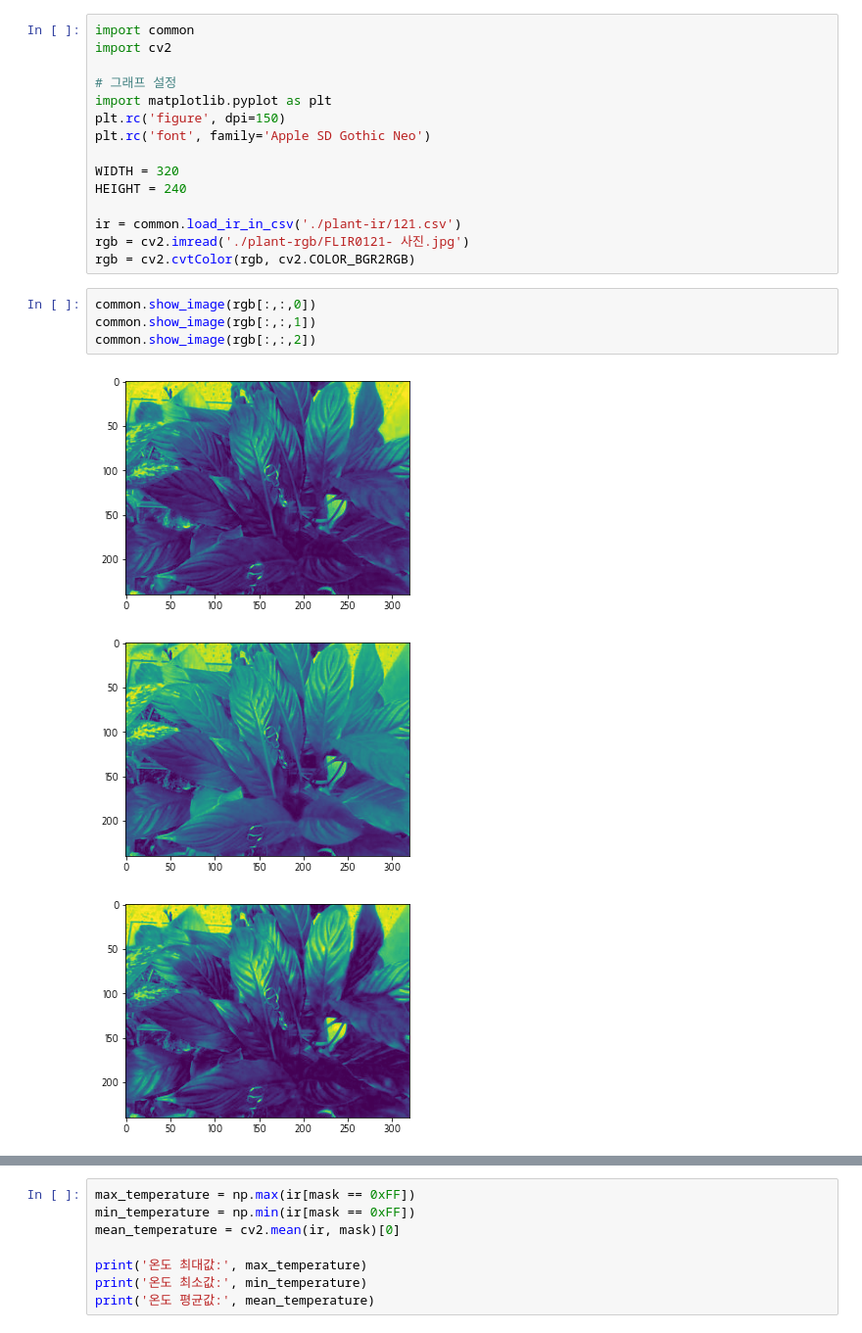
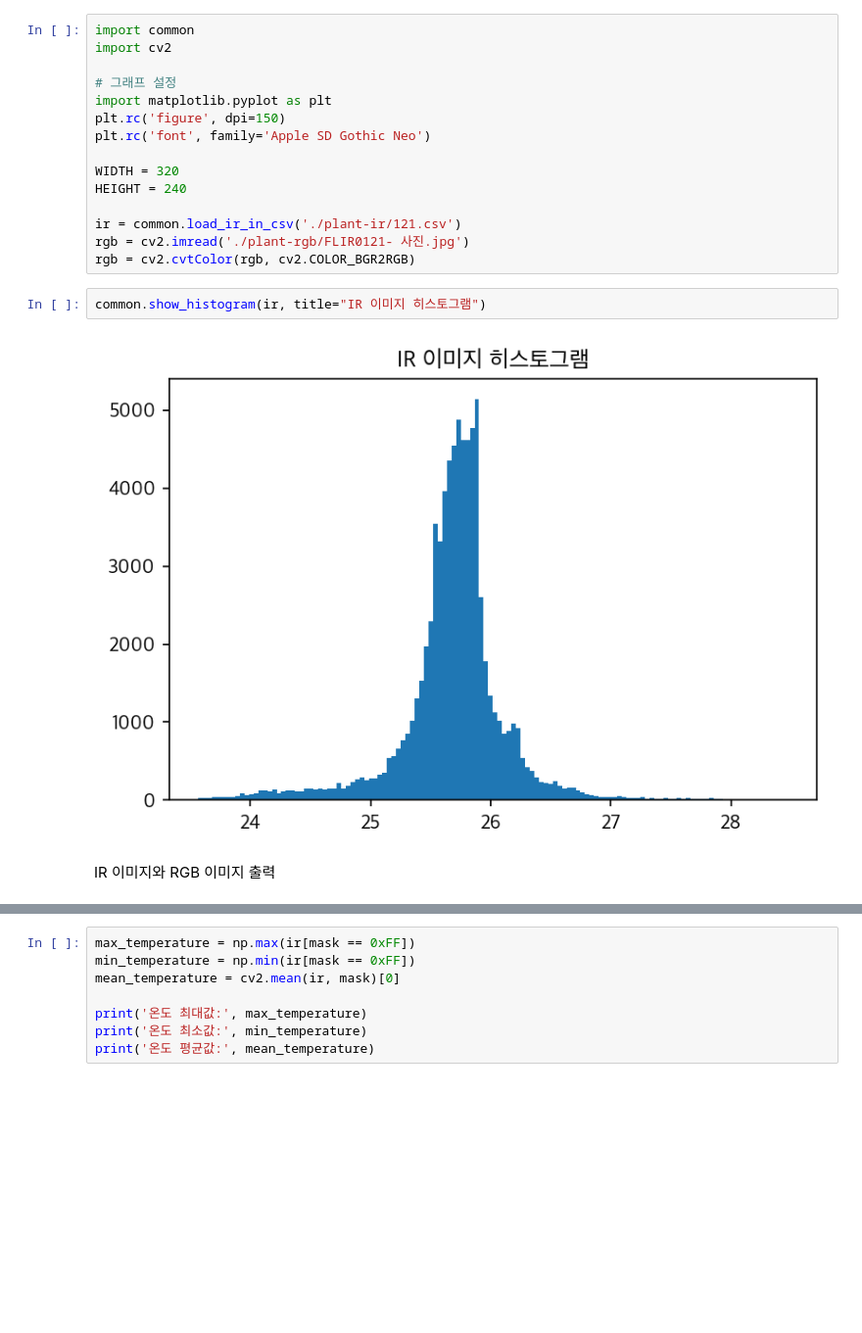
Before and after one commit to plming/infrared-leaf-segmentation, a Jupyter notebook: plant.ipynb, the cells around one changed output, grey strips where cells are left out. Shown at 98% size. Saved outputs shown, nothing was run; the diff lists cells and outputs as text; blank space fills up the shorter version.

```diff
--- a/plant.ipynb
+++ b/plant.ipynb
@@ -13,12 +13,10 @@ HEIGHT = 240
 ir = common.load_ir_in_csv('./plant-ir/121.csv')
 rgb = cv2.imread('./plant-rgb/FLIR0121- 사진.jpg')
 rgb = cv2.cvtColor(rgb, cv2.COLOR_BGR2RGB)
-# %%
-common.show_image(rgb[:,:,0])
-common.show_image(rgb[:,:,1])
-common.show_image(rgb[:,:,2])
-# %% [output]
-[figure, removed]
-[figure, removed]
-[figure, removed]
+# %%
+common.show_histogram(ir, title="IR 이미지 히스토그램")
+# %% [output]
+[figure, added]
+# %% [markdown]
+IR 이미지와 RGB 이미지 출력
 # %%
```
Also changed, not shown: parts of 4 cells of this notebook.
